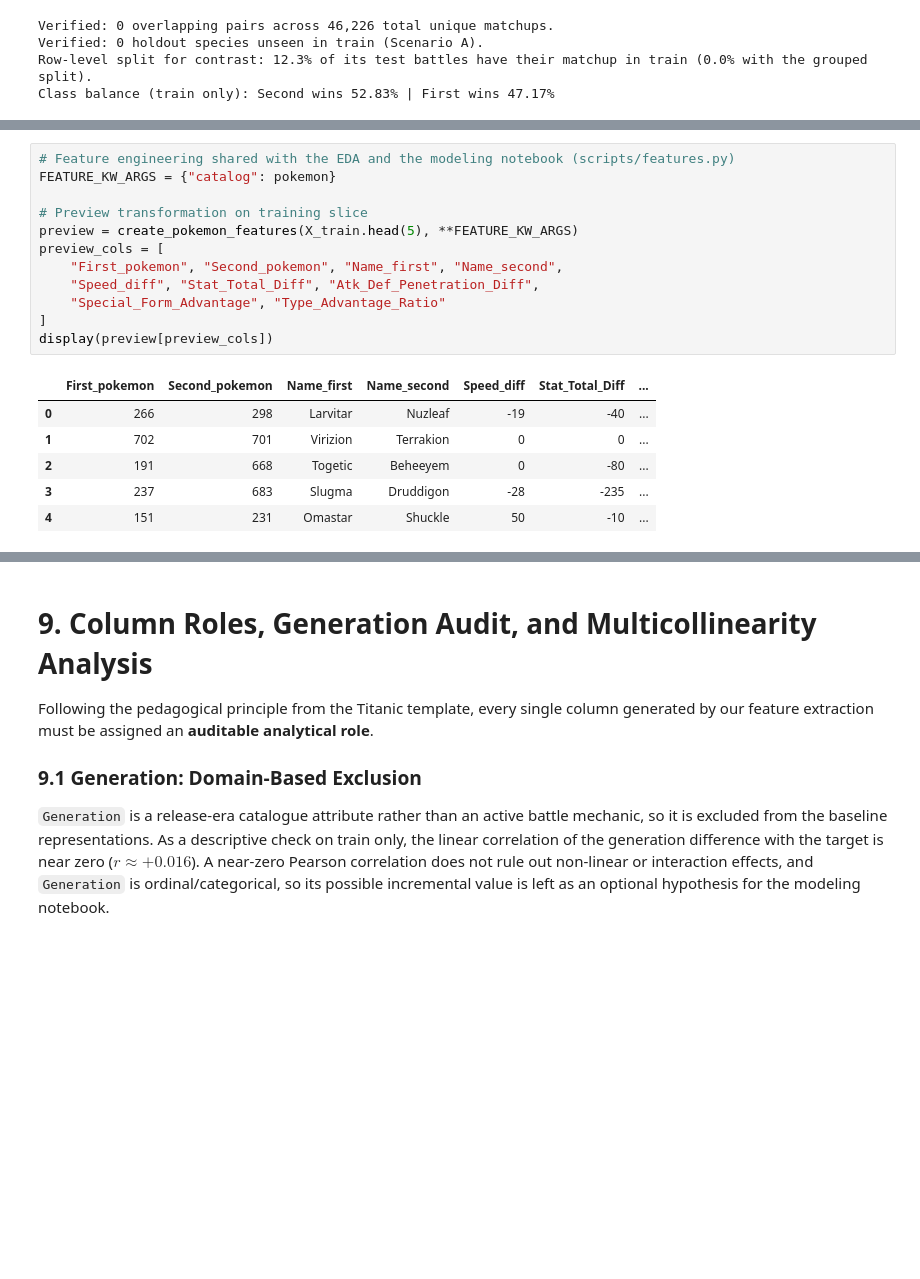
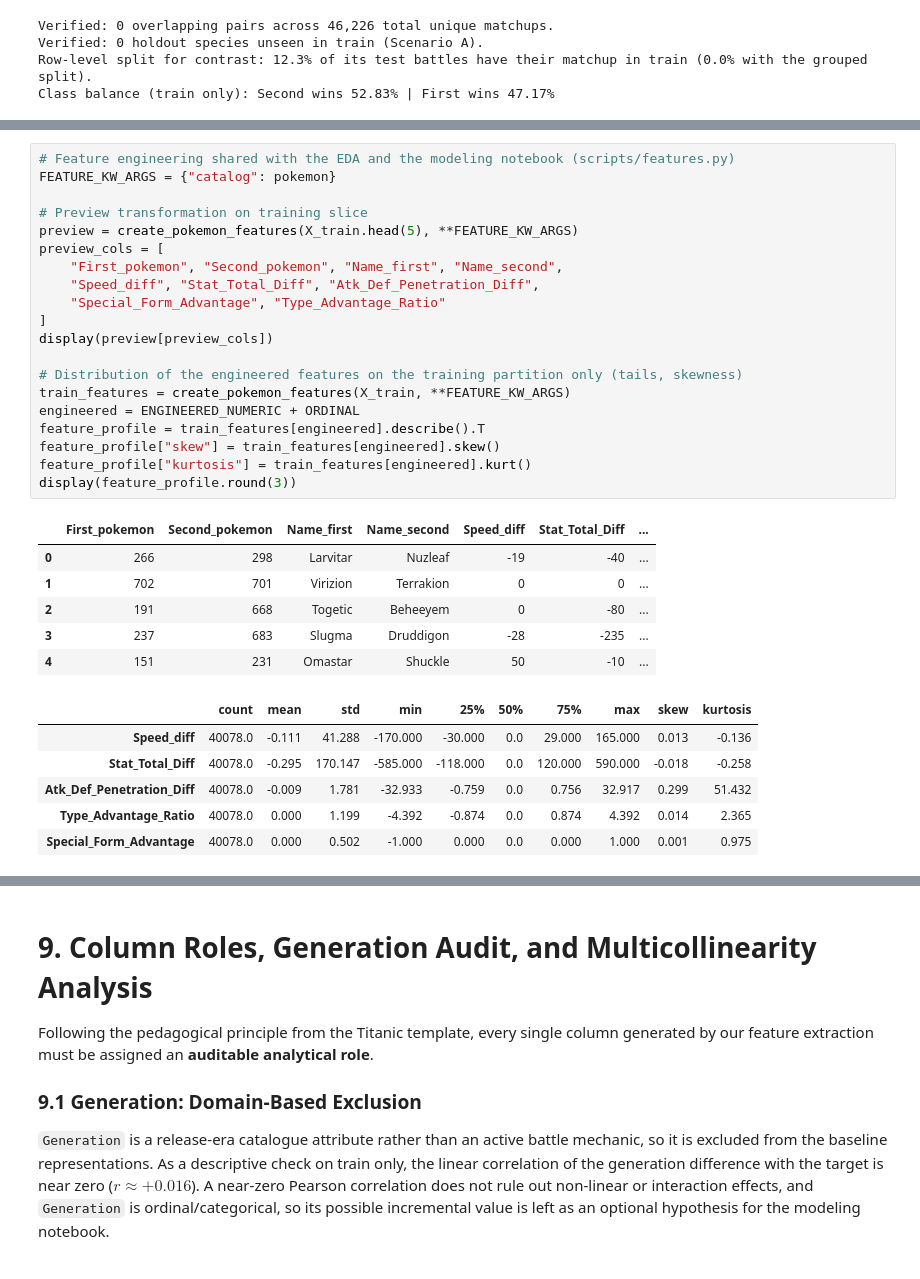
Before and after one commit to errodd/pokemon_battle_winner_predictor, a Jupyter notebook: notebooks/02_data_preparation.ipynb, the cells around one changed output, grey strips where cells are left out. Drawn from its saved outputs; the diff is of its cells as text; blank space fills up the shorter version.

```diff
--- a/notebooks/02_data_preparation.ipynb
+++ b/notebooks/02_data_preparation.ipynb
@@ -395,19 +401,33 @@ The **stateless** feature extraction function `create_pokemon_features(battles,
 # %%
 # Feature engineering shared with the EDA and the modeling notebook (scripts/features.py)
 FEATURE_KW_ARGS = {"catalog": pokemon}
 
 # Preview transformation on training slice
 preview = create_pokemon_features(X_train.head(5), **FEATURE_KW_ARGS)
 preview_cols = [
     "First_pokemon", "Second_pokemon", "Name_first", "Name_second",
     "Speed_diff", "Stat_Total_Diff", "Atk_Def_Penetration_Diff",
     "Special_Form_Advantage", "Type_Advantage_Ratio"
 ]
 display(preview[preview_cols])
+
+# Distribution of the engineered features on the training partition only (tails, skewness)
+train_features = create_pokemon_features(X_train, **FEATURE_KW_ARGS)
+engineered = ENGINEERED_NUMERIC + ORDINAL
+feature_profile = train_features[engineered].describe().T
+feature_profile["skew"] = train_features[engineered].skew()
+feature_profile["kurtosis"] = train_features[engineered].kurt()
+display(feature_profile.round(3))
 # %% [output]
 |  | First_pokemon | Second_pokemon | Name_first | Name_second | Speed_diff | Stat_Total_Diff | ... |
 | 0 | 266 | 298 | Larvitar | Nuzleaf | -19 | -40 | ... |
 | 1 | 702 | 701 | Virizion | Terrakion | 0 | 0 | ... |
 | 2 | 191 | 668 | Togetic | Beheeyem | 0 | -80 | ... |
 | 3 | 237 | 683 | Slugma | Druddigon | -28 | -235 | ... |
 | 4 | 151 | 231 | Omastar | Shuckle | 50 | -10 | ... |
+|  | count | mean | std | min | 25% | 50% | 75% | max | skew | kurtosis |
+| Speed_diff | 40078.0 | -0.111 | 41.288 | -170.000 | -30.000 | 0.0 | 29.000 | 165.000 | 0.013 | -0.136 |
+| Stat_Total_Diff | 40078.0 | -0.295 | 170.147 | -585.000 | -118.000 | 0.0 | 120.000 | 590.000 | -0.018 | -0.258 |
+| Atk_Def_Penetration_Diff | 40078.0 | -0.009 | 1.781 | -32.933 | -0.759 | 0.0 | 0.756 | 32.917 | 0.299 | 51.432 |
+| Type_Advantage_Ratio | 40078.0 | 0.000 | 1.199 | -4.392 | -0.874 | 0.0 | 0.874 | 4.392 | 0.014 | 2.365 |
+| Special_Form_Advantage | 40078.0 | 0.000 | 0.502 | -1.000 | 0.000 | 0.0 | 0.000 | 1.000 | 0.001 | 0.975 |
```
Also changed, not shown: parts of 23 cells of this notebook.
